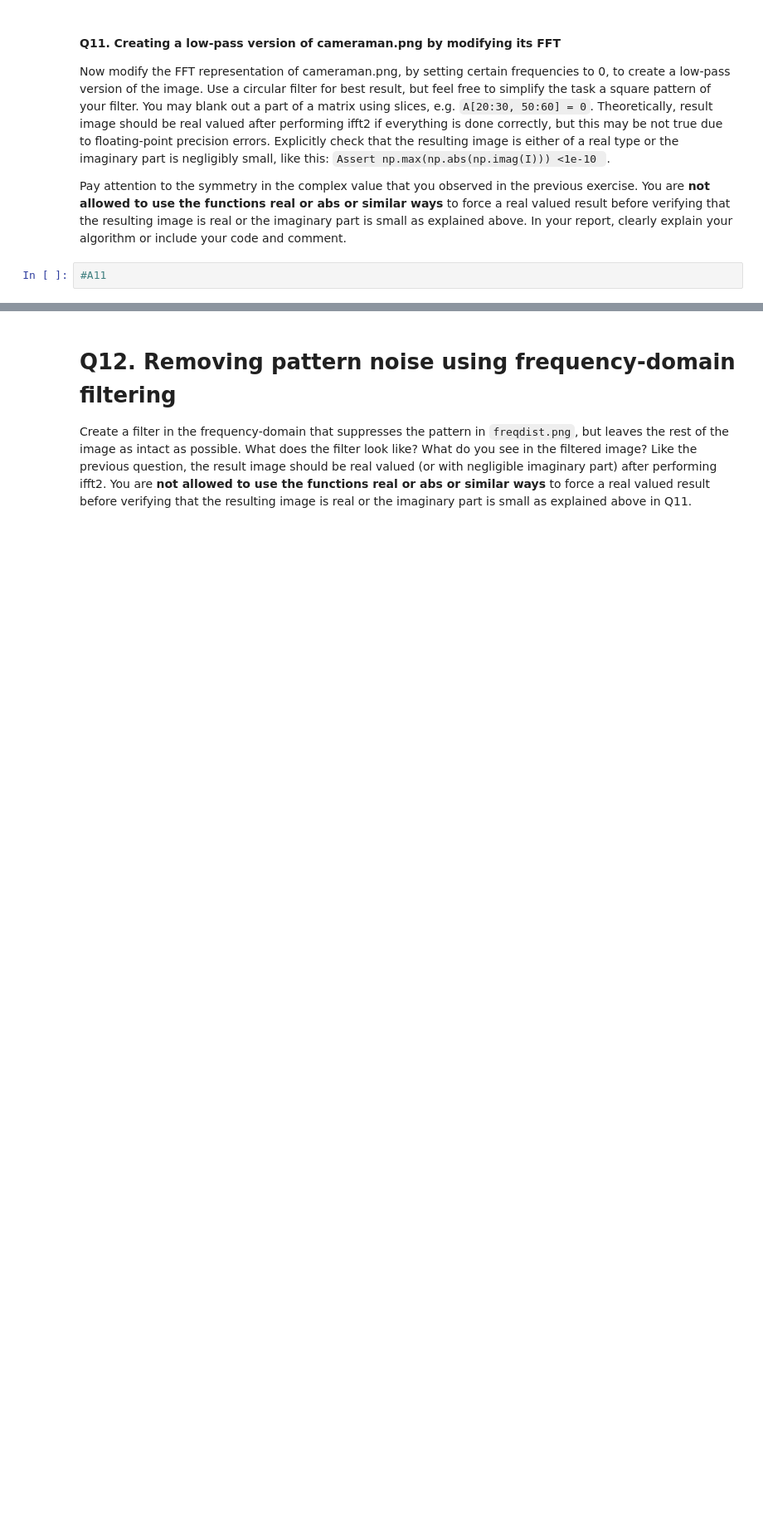
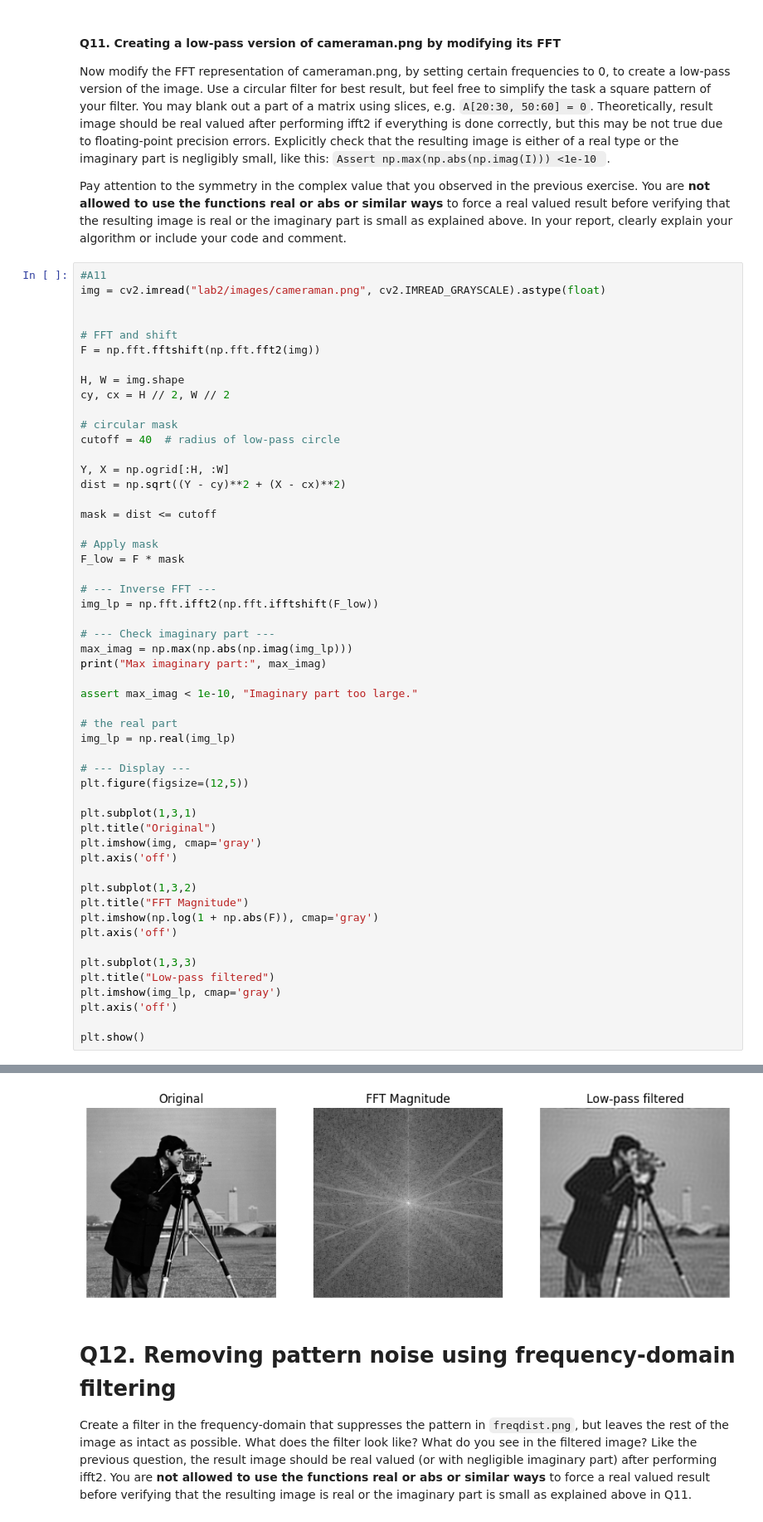
Before and after one commit to fabianwilson/DBA-labbar, a Jupyter notebook: Lab2/Lab2.ipynb, the cells around one changed output, grey strips where cells are left out. Shown at 83% size. Saved outputs shown, nothing was run; the diff lists cells and outputs as text; blank space fills up the shorter version.

```diff
--- a/Lab2/Lab2.ipynb
+++ b/Lab2/Lab2.ipynb
@@ -292,3 +461,55 @@ Now modify the FFT representation of cameraman.png, by setting certain frequenci
 Pay attention to the symmetry in the complex value that you observed in the previous exercise. You are **not allowed to use the functions real or abs or similar ways** to force a real valued result before verifying that the resulting image is real or the imaginary part is small as explained above. In your report, clearly explain your algorithm or include your code and comment.
 # %%
 #A11
+img = cv2.imread("lab2/images/cameraman.png", cv2.IMREAD_GRAYSCALE).astype(float)
+
+
+# FFT and shift
+F = np.fft.fftshift(np.fft.fft2(img))
+
+H, W = img.shape
+cy, cx = H // 2, W // 2
+
+# circular mask
+cutoff = 40  # radius of low-pass circle
+
+Y, X = np.ogrid[:H, :W]
+dist = np.sqrt((Y - cy)**2 + (X - cx)**2)
+
+mask = dist <= cutoff
+
+# Apply mask
+F_low = F * mask
+
+# --- Inverse FFT ---
+img_lp = np.fft.ifft2(np.fft.ifftshift(F_low))
+
+# --- Check imaginary part ---
+max_imag = np.max(np.abs(np.imag(img_lp)))
+print("Max imaginary part:", max_imag)
+
+assert max_imag < 1e-10, "Imaginary part too large."
+
+# the real part
+img_lp = np.real(img_lp)
+
+# --- Display ---
+plt.figure(figsize=(12,5))
+
+plt.subplot(1,3,1)
+plt.title("Original")
+plt.imshow(img, cmap='gray')
+plt.axis('off')
+
+plt.subplot(1,3,2)
+plt.title("FFT Magnitude")
+plt.imshow(np.log(1 + np.abs(F)), cmap='gray')
+plt.axis('off')
+
+plt.subplot(1,3,3)
+plt.title("Low-pass filtered")
+plt.imshow(img_lp, cmap='gray')
+plt.axis('off')
+
+plt.show()
+# %% [output]
@@ -295,3 +517,4 @@ Pay attention to the symmetry in the complex value that you observed in the prev
+[figure, added]
 # %% [markdown]
 # Q12. Removing pattern noise using frequency-domain filtering
 
```
Also changed, not shown: parts of 11 cells of this notebook.
